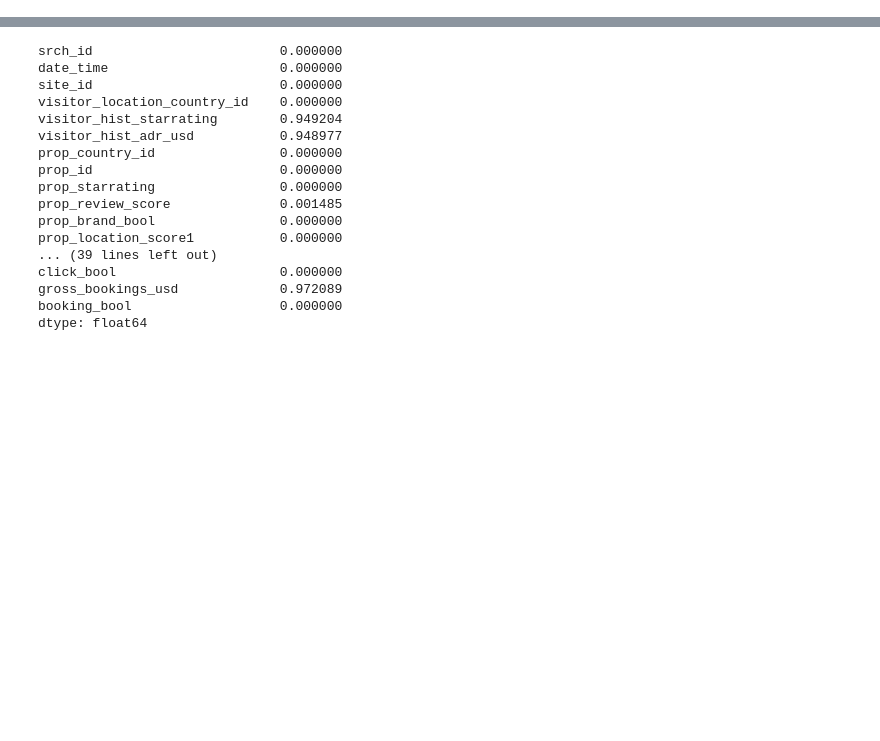
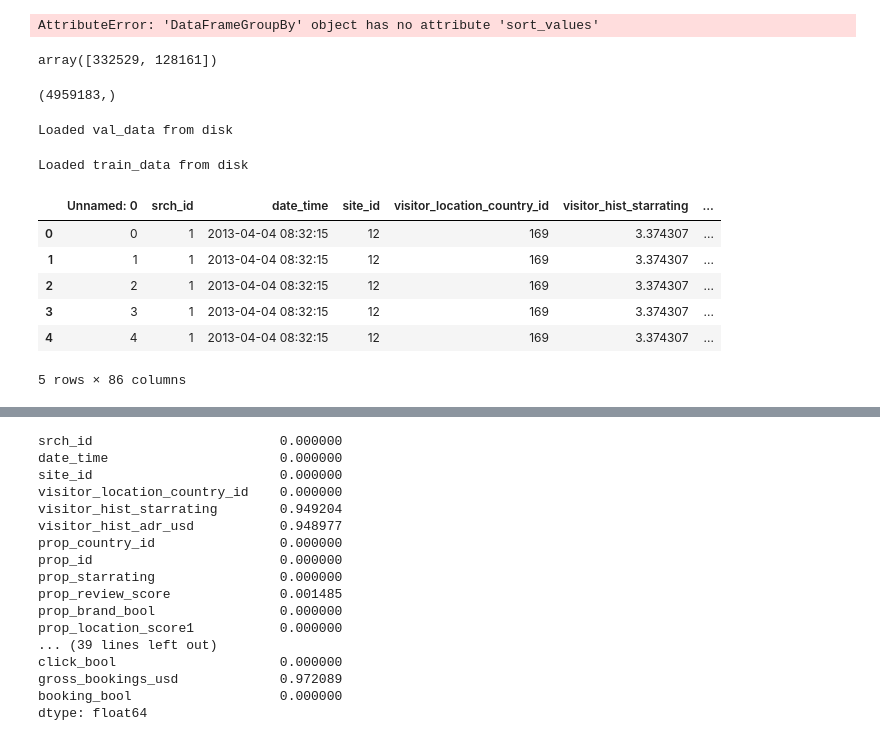
Before and after one commit to julianvanmeggelen/Expedia2TNN, a Jupyter notebook: EDA.ipynb, the cells around one changed output, grey strips where cells are left out. Saved outputs shown, nothing was run; the diff lists cells and outputs as text; code cells hidden in the pictures; blank space fills up the shorter version.

```diff
--- a/EDA.ipynb
+++ b/EDA.ipynb
@@ -7,0 +70,19 @@ df_train = pd.read_csv('training_set_VU_DM.csv')
+# %%
+t = pd.DataFrame(columns = ['tes'], data=np.linspace(0,1,4))
+t['group'] = [1,1,2,2]
+i = np.array([[0,1],[1,1],[2,1],[3,1]])
+i = [tuple(_) for _ in i]
+t.index=i
+t.groupby('group').sort_values(by='tes')
+# %% [output]
+AttributeError: 'DataFrameGroupBy' object has no attribute 'sort_values'
+# %%
+vdl.val_index[100000]
+# %% [output]
+array([332529, 128161])
+# %%
+import numpy as np
+a  = df_test[['srch_id','prop_id']].values
+a[:,0].shape
+# %% [output]
+(4959183,)
@@ -7,0 +91,15 @@ df_train = pd.read_csv('training_set_VU_DM.csv')
+# %%
+val_data=getValData()
+# %% [output]
+Loaded val_data from disk
+# %%
+getTrainData().head()
+# %% [output]
+Loaded train_data from disk
+|  | Unnamed: 0 | srch_id | date_time | site_id | visitor_location_country_id | visitor_hist_starrating | ... |
+| 0 | 0 | 1 | 2013-04-04 08:32:15 | 12 | 169 | 3.374307 | ... |
+| 1 | 1 | 1 | 2013-04-04 08:32:15 | 12 | 169 | 3.374307 | ... |
+| 2 | 2 | 1 | 2013-04-04 08:32:15 | 12 | 169 | 3.374307 | ... |
+| 3 | 3 | 1 | 2013-04-04 08:32:15 | 12 | 169 | 3.374307 | ... |
+| 4 | 4 | 1 | 2013-04-04 08:32:15 | 12 | 169 | 3.374307 | ... |
+5 rows × 86 columns
```
Also changed, not shown: parts of 15 cells of this notebook, 5 other files.
